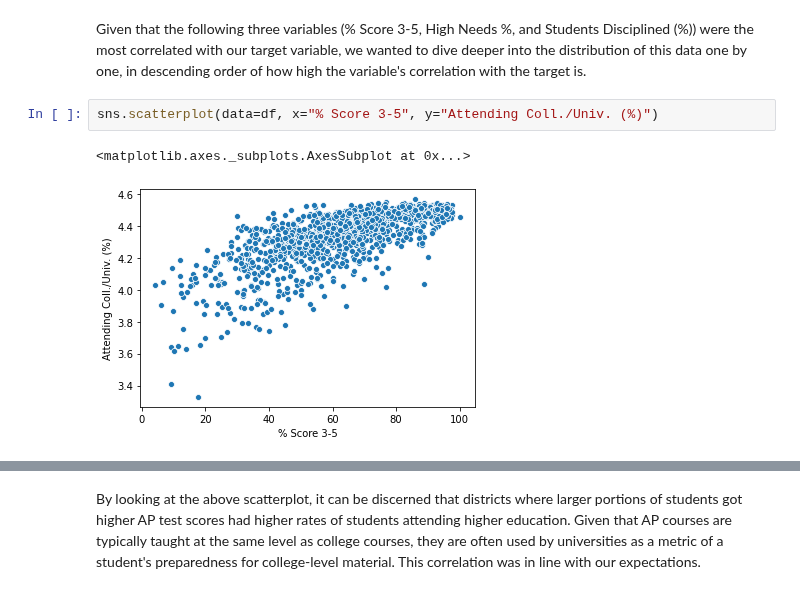
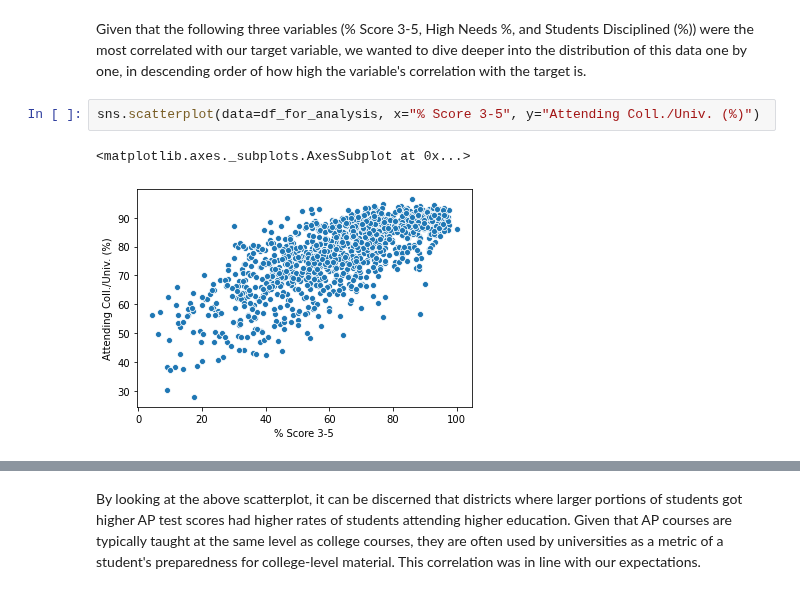
Before and after one commit to abbycarr/MA-education-machine-learning, a Jupyter notebook: DS3000_FP4_Section02_Group01.ipynb, the cells around one changed output, grey strips where cells are left out. Cells and saved outputs as stored; diff of their text form.

```diff
--- a/DS3000_FP4_Section02_Group01.ipynb
+++ b/DS3000_FP4_Section02_Group01.ipynb
@@ -403,10 +409,10 @@ Another interesting observation is the high positive correlation between the per
 # %% [markdown]
 Given that the following three variables (% Score 3-5, High Needs %, and Students Disciplined (%)) were the most correlated with our target variable, we wanted to dive deeper into the distribution of this data one by one, in descending order of how high the variable's correlation with the target is.
 # %%
-sns.scatterplot(data=df, x="% Score 3-5", y="Attending Coll./Univ. (%)")
+sns.scatterplot(data=df_for_analysis, x="% Score 3-5", y="Attending Coll./Univ. (%)")
 # %% [output]
 <matplotlib.axes._subplots.AxesSubplot at 0x...>
-[figure, old version]
+[figure, new version]
 # %% [markdown]
 <img src="https://github.com/abbycarr/MA-education-machine-learning/raw/main/V2-1.png"/>
 # %% [markdown]
```
Also changed, not shown: parts of 9 cells of this notebook, 4 other files.
